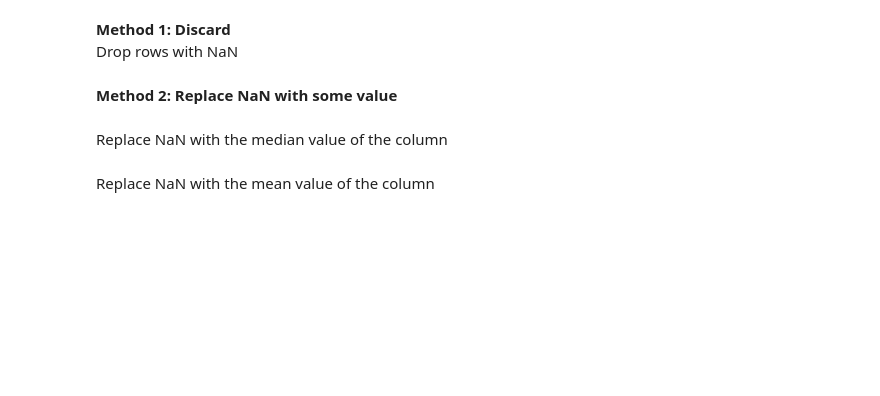
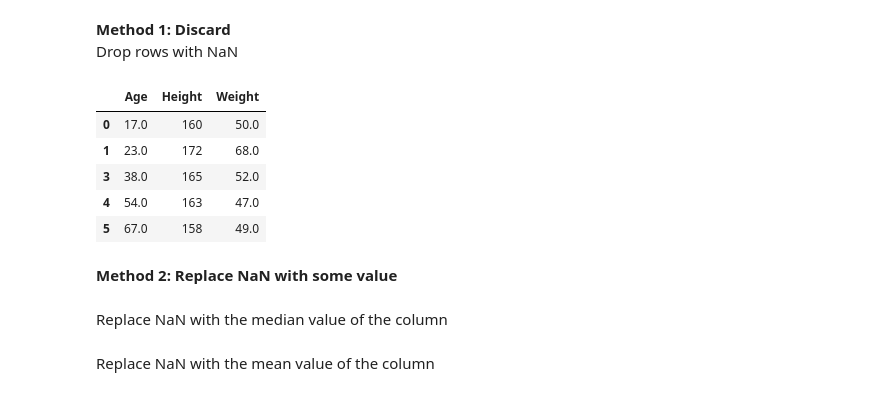
Before and after one commit to LemonMeringue01/DataPreprocessingWorkbookTry, a Jupyter notebook: (Student)_Data_Preprocessing_+_Model_Evaluation_Workbook.ipynb, the cells around one changed output. Saved outputs shown, nothing was run; the diff lists cells and outputs as text; code cells hidden in the pictures; blank space fills up the shorter version.

```diff
--- a/(Student)_Data_Preprocessing_+_Model_Evaluation_Workbook.ipynb
+++ b/(Student)_Data_Preprocessing_+_Model_Evaluation_Workbook.ipynb
@@ -124,0 +156,4 @@ Replace the missing values 'x' with NaN
+# %%
+import numpy as np
+df1 = df1.replace('x', nan) #just called on the dataframe as a whole. Was massively overcomplicating. This sucks ass.
+df1.values
@@ -130,6 +173,14 @@ df3 = df1.copy() # Keep a copy of df1 for latter use
 Drop rows with NaN
 # %%
 # Hint: dropna()
+df1.dropna()
+# %% [output]
+|  | Age | Height | Weight |
+| 0 | 17.0 | 160 | 50.0 |
+| 1 | 23.0 | 172 | 68.0 |
+| 3 | 38.0 | 165 | 52.0 |
+| 4 | 54.0 | 163 | 47.0 |
+| 5 | 67.0 | 158 | 49.0 |
 # %% [markdown]
 **Method 2: Replace NaN with some value**
 # %% [markdown]
```
Also changed, not shown: parts of 12 cells of this notebook.
